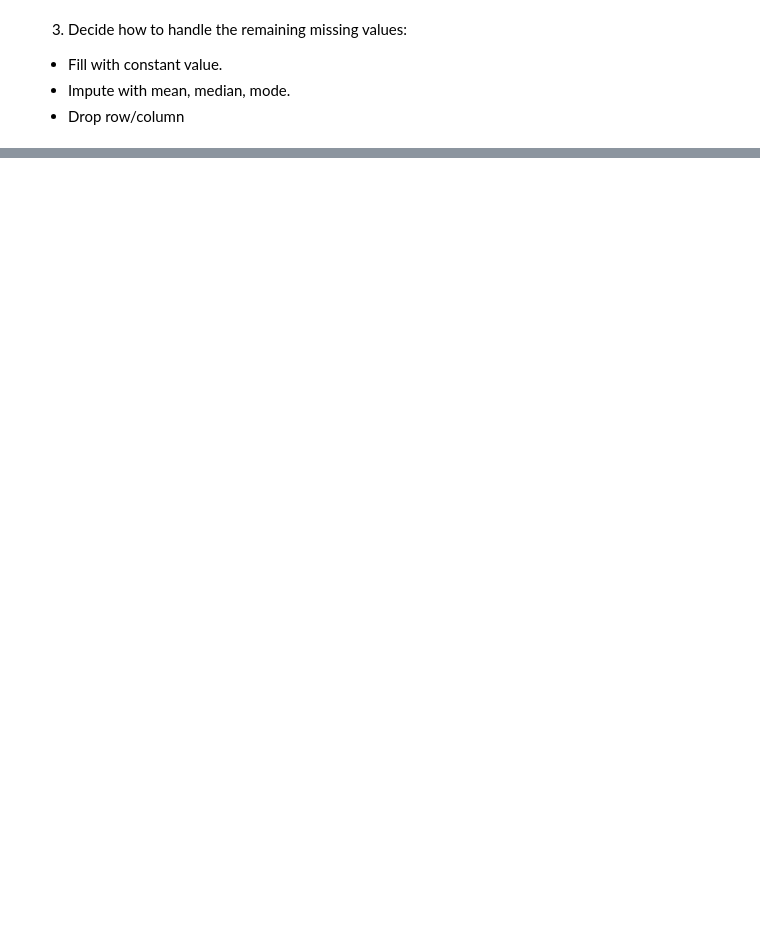
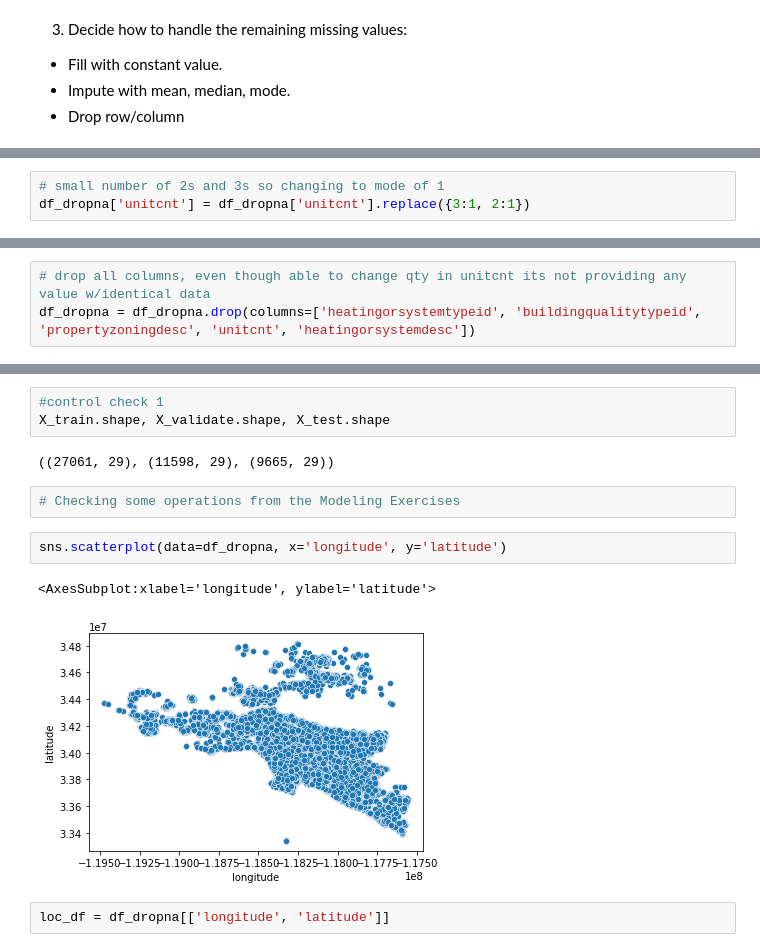
Before and after one commit to albertopuentes/clustering-exercises, a Jupyter notebook: Zillow.ipynb, the cells around one changed output, grey strips where cells are left out. Saved outputs shown, nothing was run; the diff lists cells and outputs as text; blank space fills up the shorter version.

Commit message:
Data Wragling Exercises - Clustering

```diff
--- a/Zillow.ipynb
+++ b/Zillow.ipynb
@@ -377,0 +388,3 @@ Name: heatingorsystemdesc, dtype: int64
+# %%
+# small number of 2s and 3s so changing to mode of 1
+df_dropna['unitcnt'] = df_dropna['unitcnt'].replace({3:1, 2:1})
@@ -377,0 +404,3 @@ Name: heatingorsystemdesc, dtype: int64
+# %%
+# drop all columns, even though able to change qty in unitcnt its not providing any value w/identical data
+df_dropna = df_dropna.drop(columns=['heatingorsystemtypeid', 'buildingqualitytypeid', 'propertyzoningdesc', 'unitcnt', 'heatingorsystemdesc'])
@@ -377,0 +525,14 @@ Name: heatingorsystemdesc, dtype: int64
+# %%
+#control check 1
+X_train.shape, X_validate.shape, X_test.shape
+# %% [output]
+((27061, 29), (11598, 29), (9665, 29))
+# %%
+# Checking some operations from the Modeling Exercises
+# %%
+sns.scatterplot(data=df_dropna, x='longitude', y='latitude')
+# %% [output]
+<AxesSubplot:xlabel='longitude', ylabel='latitude'>
+[figure, added]
+# %%
+loc_df = df_dropna[['longitude', 'latitude']]
```
Also changed, not shown: parts of 30 cells of this notebook.
